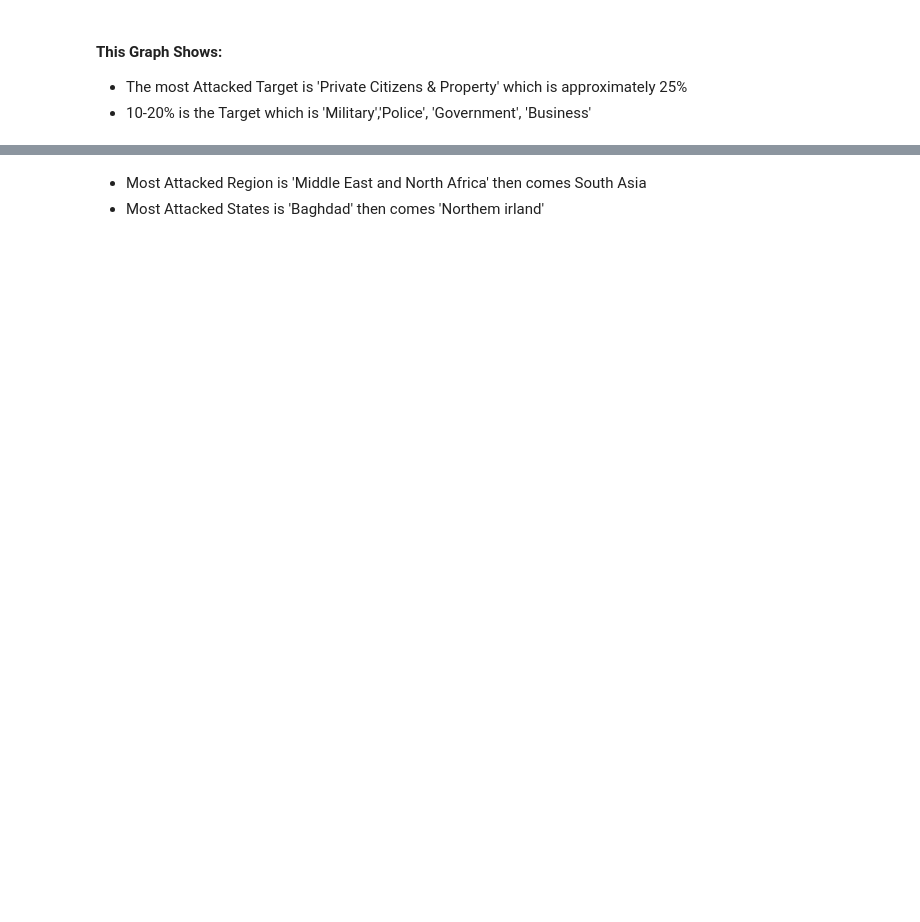
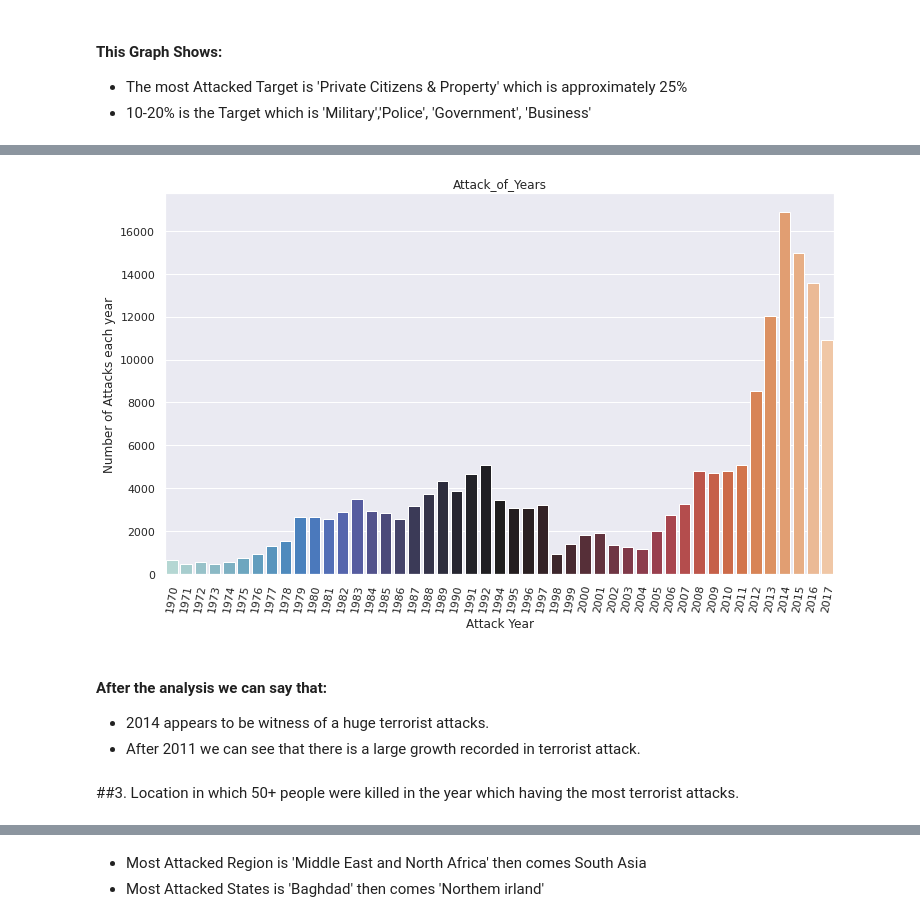
Before and after one commit to msatyajit7045/EDA-on-Global-Terrorim, a Jupyter notebook: EDA_on_Global_Terrorism.ipynb, the cells around one changed output, grey strips where cells are left out. Saved outputs shown, nothing was run; the diff lists cells and outputs as text; code cells hidden in the pictures; blank space fills up the shorter version.

```diff
--- a/EDA_on_Global_Terrorism.ipynb
+++ b/EDA_on_Global_Terrorism.ipynb
@@ -434,0 +377,4 @@ plt.show()
+# %%
+#sort & count the unique values
+sorted_year = global_terrorism['Year'].value_counts(dropna = False).sort_index()
+print(sorted_year)
@@ -434,0 +399,18 @@ plt.show()
+# %%
+plt.figure(figsize = (12,7))
+sns.barplot(x = unique_year,
+           y = sorted_year,
+           palette = "icefire")
+plt.xticks(rotation = 80)
+plt.xlabel('Attack Year')
+plt.ylabel('Number of Attacks each year')
+plt.title('Attack_of_Years')
+plt.show()
+# %% [output]
+[figure, added]
+# %% [markdown]
+#### After the analysis we can say that:
+* 2014 appears to be witness of a huge terrorist attacks.
+* After 2011 we can see that there is a large growth recorded in terrorist attack.
+# %% [markdown]
+##3.  Location in which 50+ people were killed in the year which having the most terrorist attacks.
```
Also changed, not shown: parts of 60 cells of this notebook.
